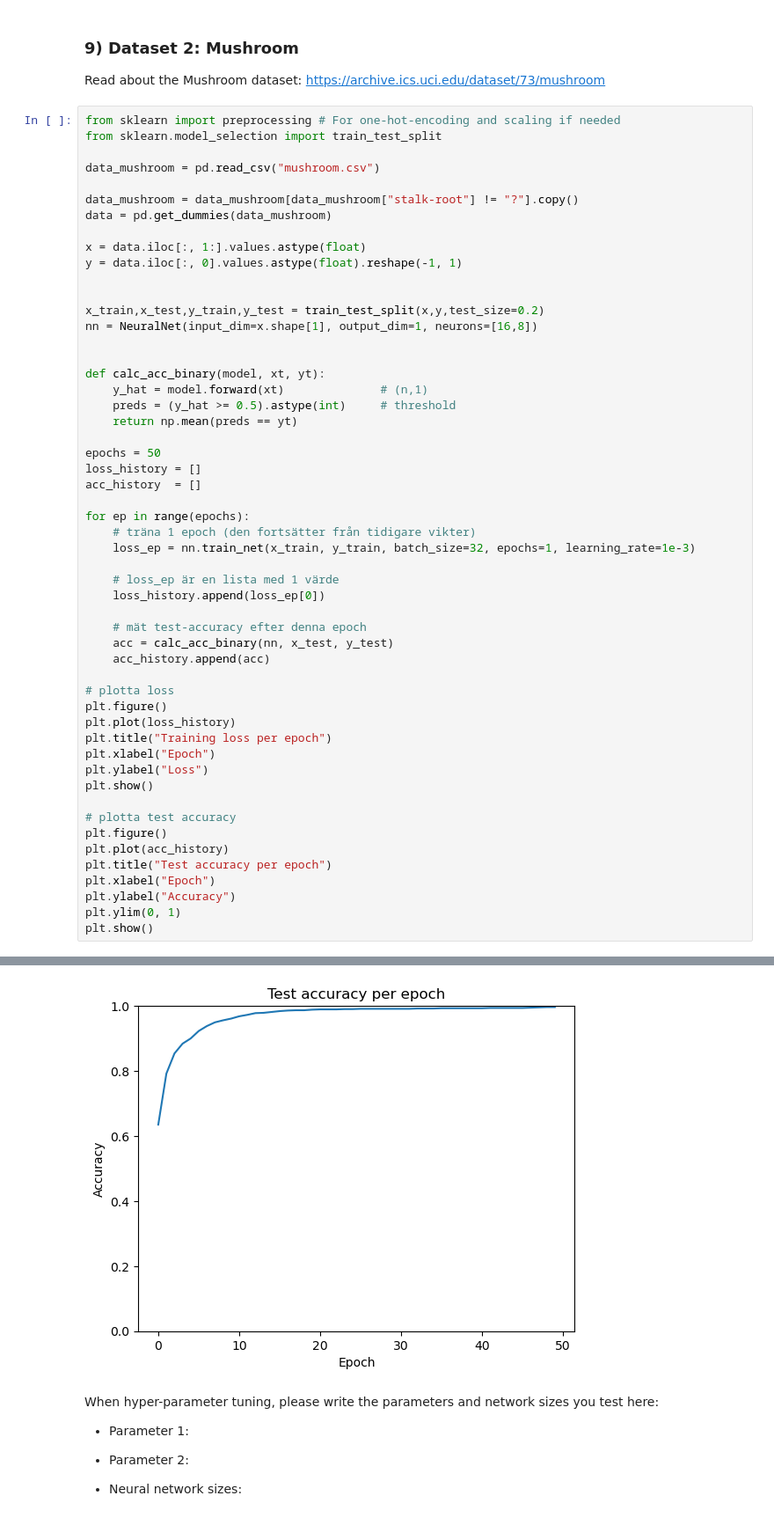
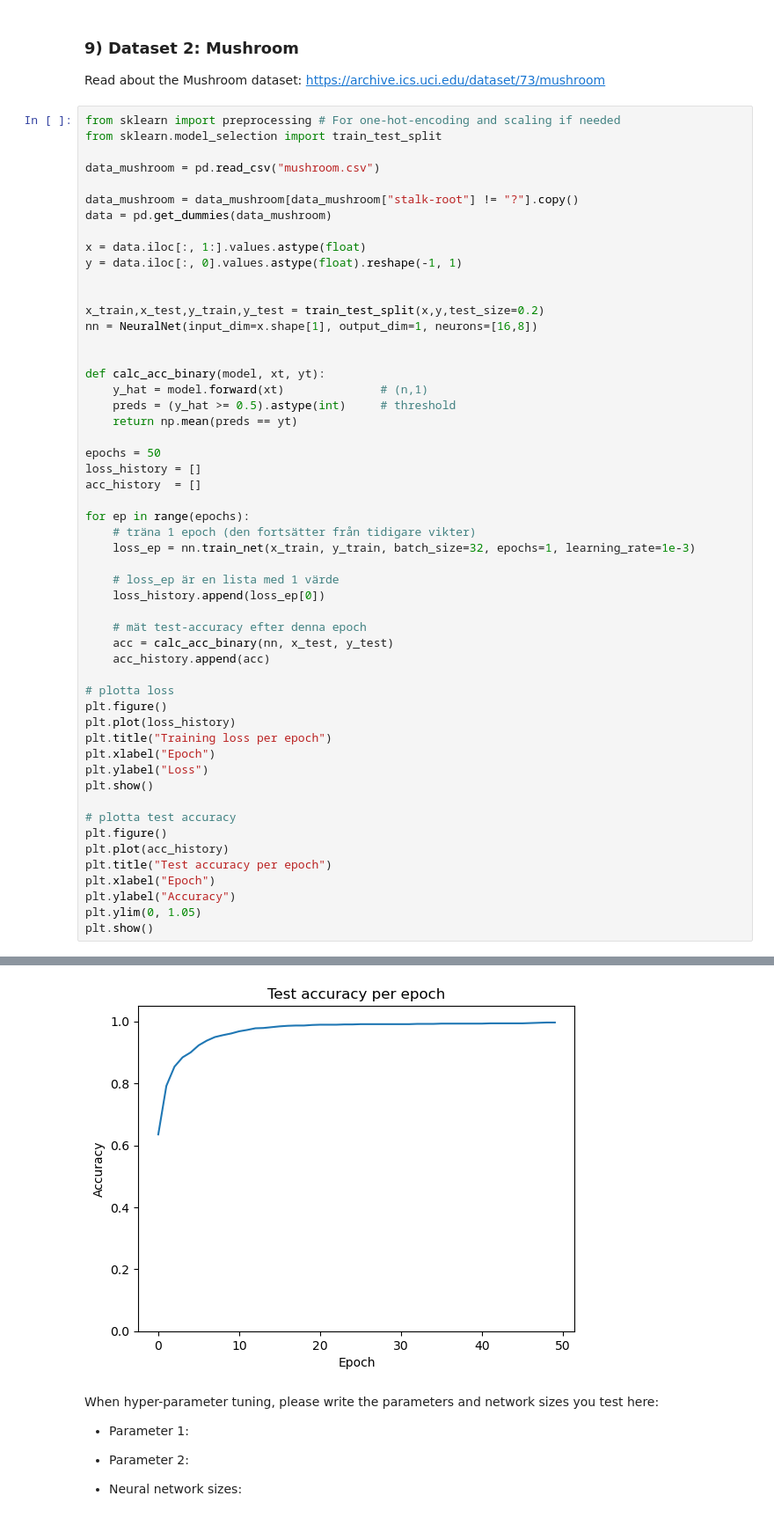
Before and after one commit to EdiOne07/Neural_Network, a Jupyter notebook: ML-Assignment 3/ML-Assignment 3 - Student names.ipynb, the cells around one changed output, grey strips where cells are left out. Shown at 88% size. Saved outputs shown, nothing was run; the diff lists cells and outputs as text.

```diff
--- a/ML-Assignment 3/ML-Assignment 3 - Student names.ipynb
+++ b/ML-Assignment 3/ML-Assignment 3 - Student names.ipynb
@@ -534,35 +534,35 @@ loss_history = []
 acc_history  = []
 
 for ep in range(epochs):
     # träna 1 epoch (den fortsätter från tidigare vikter)
     loss_ep = nn.train_net(x_train, y_train, batch_size=32, epochs=1, learning_rate=1e-3)
 
     # loss_ep är en lista med 1 värde
     loss_history.append(loss_ep[0])
 
     # mät test-accuracy efter denna epoch
     acc = calc_acc_binary(nn, x_test, y_test)
     acc_history.append(acc)
 
 # plotta loss
 plt.figure()
 plt.plot(loss_history)
 plt.title("Training loss per epoch")
 plt.xlabel("Epoch")
 plt.ylabel("Loss")
 plt.show()
 
 # plotta test accuracy
 plt.figure()
 plt.plot(acc_history)
 plt.title("Test accuracy per epoch")
 plt.xlabel("Epoch")
 plt.ylabel("Accuracy")
-plt.ylim(0, 1)
+plt.ylim(0, 1.05)
 plt.show()
 # %% [output]
 [figure]
-[figure, old version]
+[figure, new version]
 # %% [markdown]
 When hyper-parameter tuning, please write the parameters and network sizes you test here:
 
```
Also changed, not shown: parts of 1 cell of this notebook.
